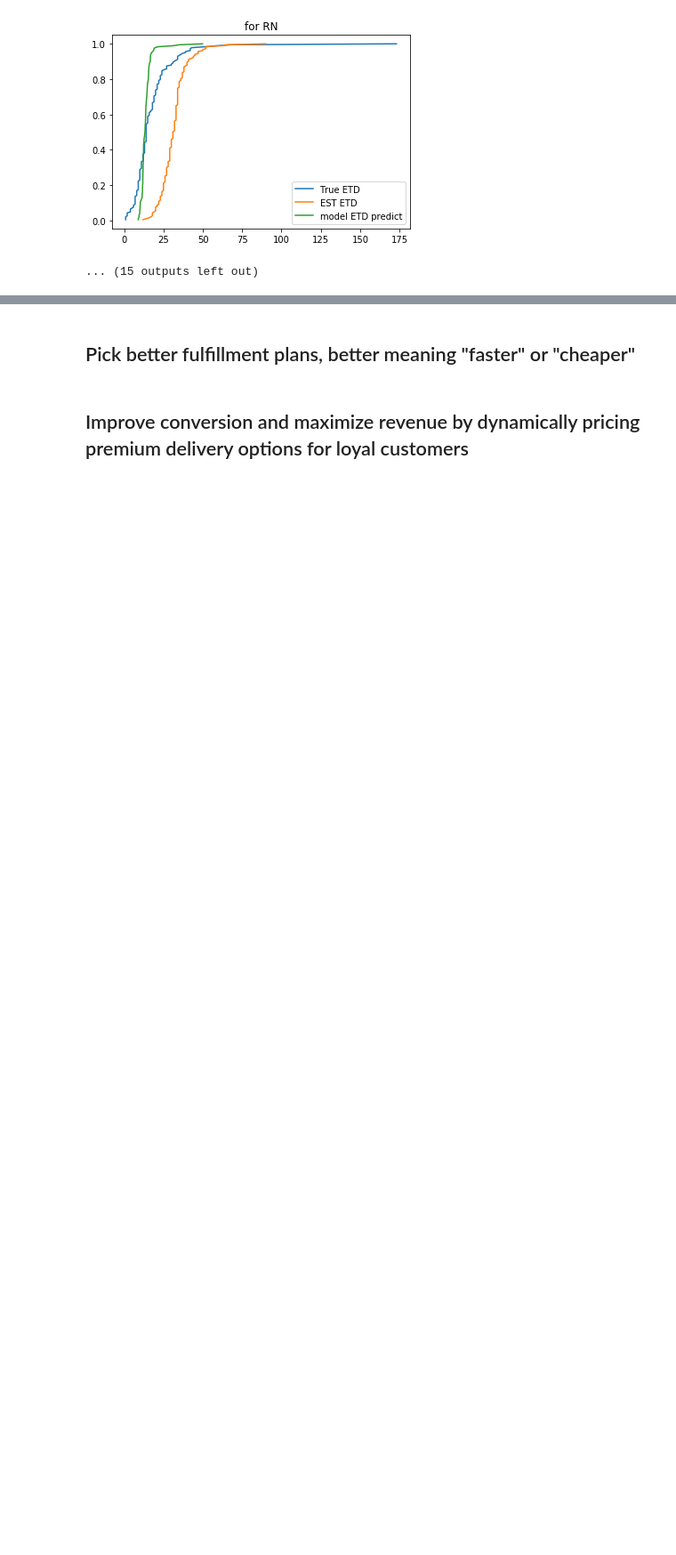
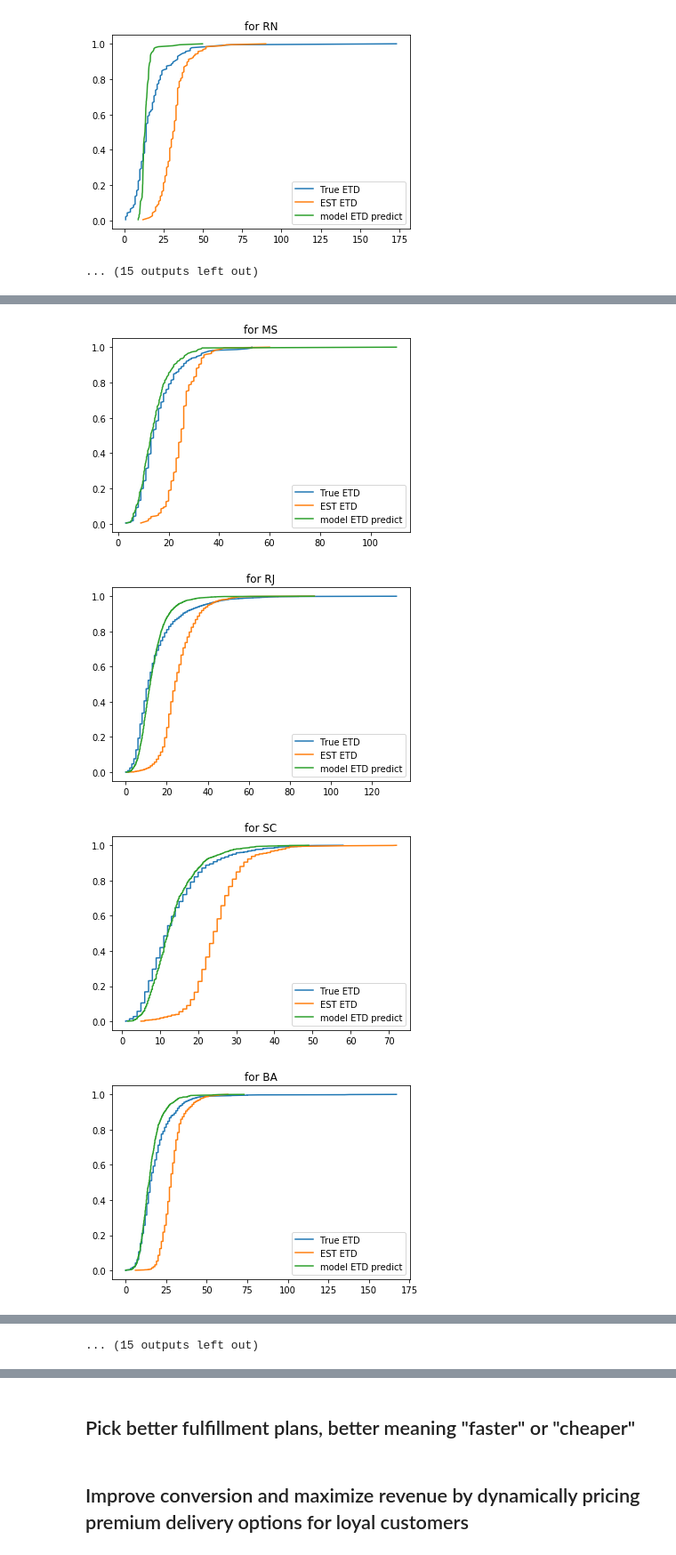
Before and after one commit to YurieCo/ETD_project, a Jupyter notebook: Investigation part.ipynb, the cells around one changed output, grey strips where cells are left out. Shown at 89% size. Cells and saved outputs as stored; diff of their text form; code cells hidden in the pictures; blank space fills up the shorter version.

Commit message:
bad model, work in progress

```diff
--- a/Investigation part.ipynb
+++ b/Investigation part.ipynb
@@ -249,0 +249,10 @@ let's plot the ECDF and see how closely to the truth shape they are
+# %%
+from sklearn.ensemble import RandomForestRegressor
+rfr = RandomForestRegressor(n_estimators = 4, n_jobs = -1, random_state = 23, verbose = 1)
+
+rfr.fit(X_train[selected_columns], y_train)
+ynew = rfr.predict(X_test[selected_columns])
+
+
+# for i in range(len(X_test)):
+#     print("X=%s, Predicted=%s, existing model = %s" % (ynew[i], y_test.tolist()[i], clean_data['delta_est_ord_arrive_time'].tolist()[i]))
@@ -249,0 +266,39 @@ let's plot the ECDF and see how closely to the truth shape they are
+# %%
+X_test['our_model_predict'] = ynew
+
+states = X_test.customer_state.unique().tolist()
+
+def plot_ecdf(df):
+    ETD_orders = df.delta_est_ord_arrive_time.tolist()
+    True_EDT_orders = df.delta_ord_arrive_time.tolist()
+    model_ETD_orders = df.our_model_predict.tolist()
+
+    x_est_ETD, y_est_ETD = ecdf(ETD_orders)
+    x_ETD, y_ETD = ecdf(True_EDT_orders)
+    x_model_ETD, y_model_ETD = ecdf(model_ETD_orders)
+
+    _ = plt.plot(x_ETD, y_ETD)
+    _ = plt.plot(x_est_ETD, y_est_ETD)
+    _ = plt.plot(x_model_ETD, y_model_ETD)
+    _ = plt.title('for {}'.format(df.customer_state.tolist()[-1]))
+    _ = plt.legend(['True ETD', 'EST ETD', 'model ETD predict'])
+
+    _ = plt.show()
+
+
+
+for s in states:
+    plot_ecdf(X_test[clean_data.customer_state == s])
+
+
+
+
+
+
+# total = len(clean_data)
+# max([np.log(_)/total for _ in clean_data.delta_ord_arrive_time.tolist()])
+# %% [output]
+[figure, added]
+[figure, added]
+[figure, added]
+[figure, added]
@@ -249,0 +313 @@ let's plot the ECDF and see how closely to the truth shape they are
+... (15 outputs left out)
```
Also changed, not shown: parts of 5 cells of this notebook.
